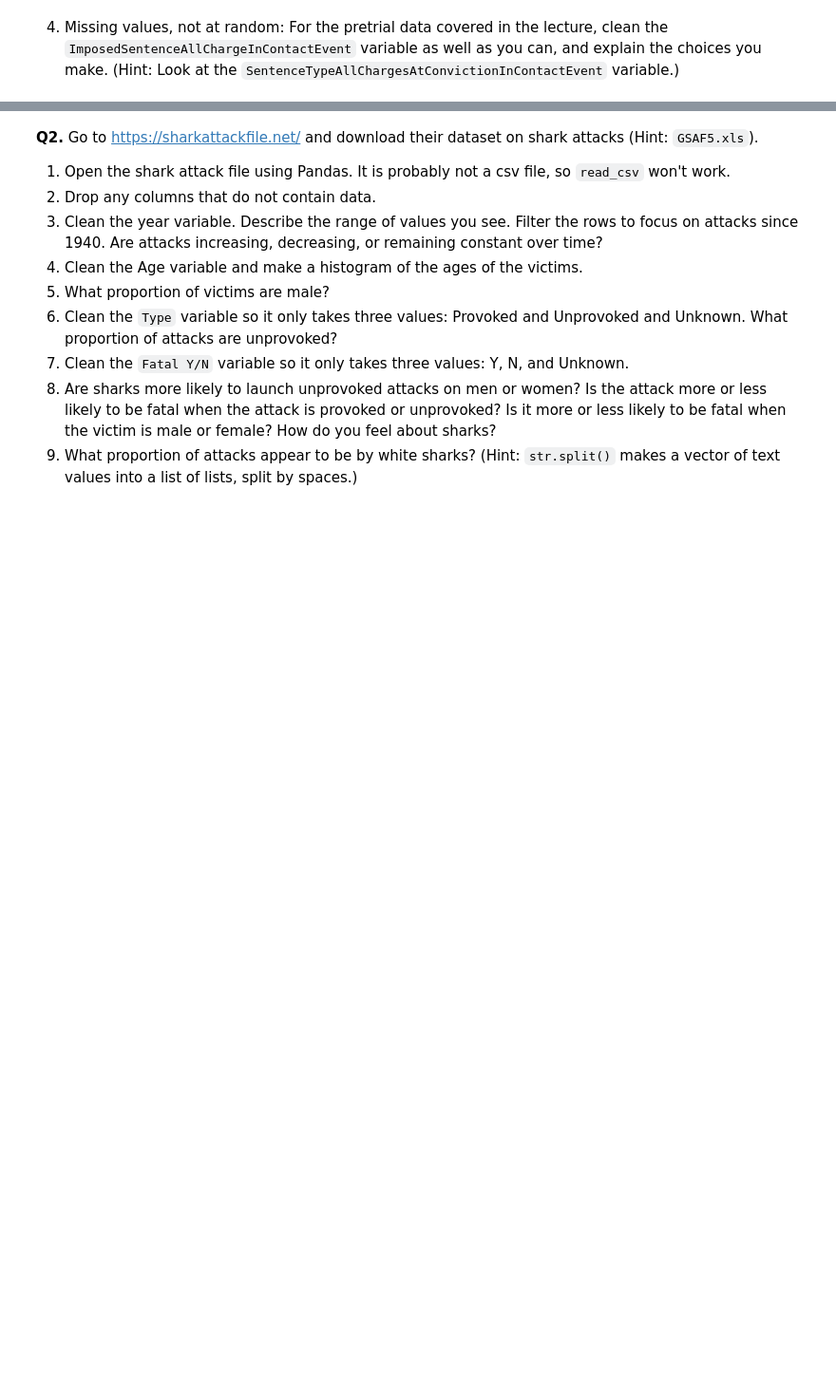
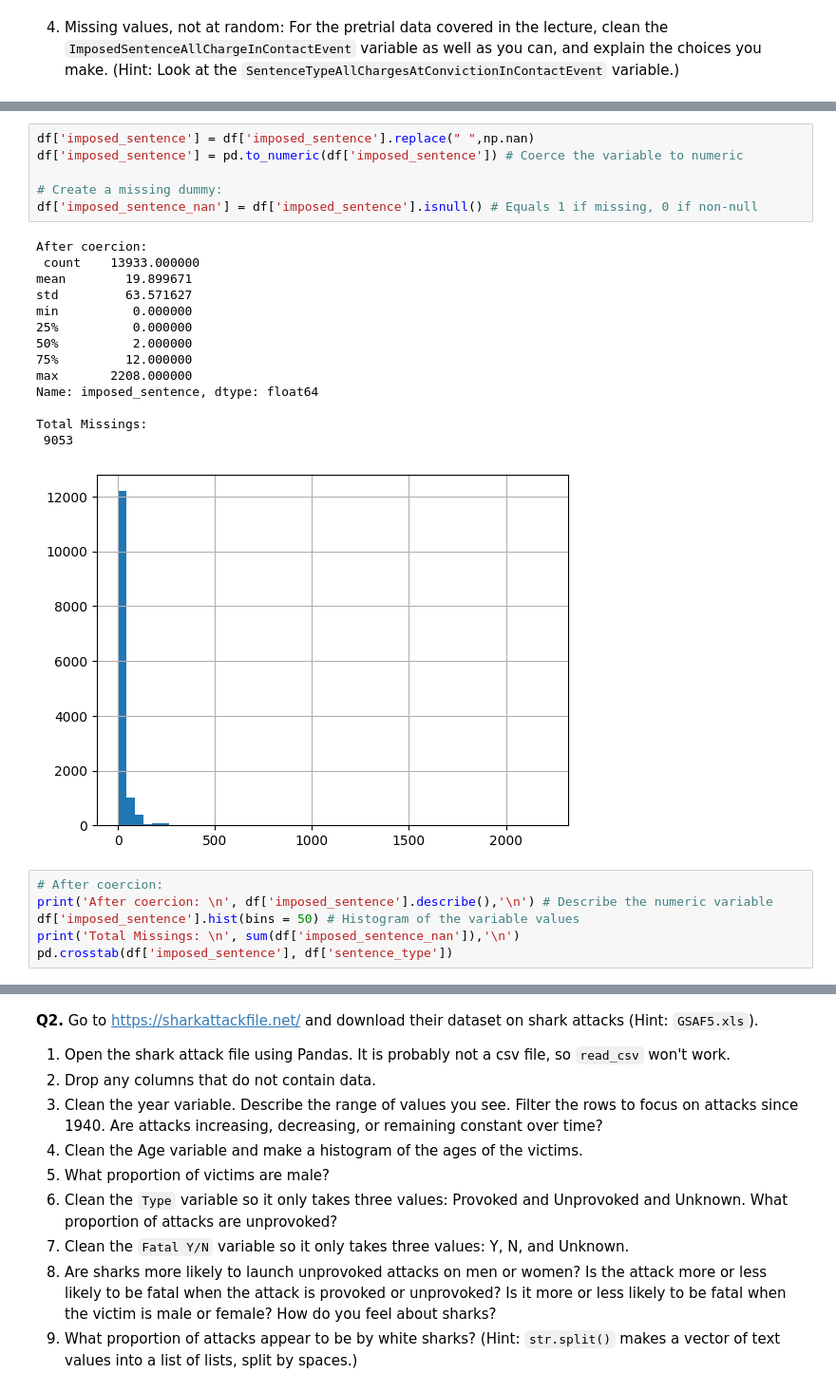
Before and after one commit to xec9cp/wrangling_assignment, a Jupyter notebook: assignment.ipynb, the cells around one changed output, grey strips where cells are left out. Shown at 95% size. Saved outputs shown, nothing was run; the diff lists cells and outputs as text; blank space fills up the shorter version.

```diff
--- a/assignment.ipynb
+++ b/assignment.ipynb
@@ -138,0 +113,27 @@ Name: imposed_sentence, dtype: object
+# %%
+df['imposed_sentence'] = df['imposed_sentence'].replace(" ",np.nan)
+df['imposed_sentence'] = pd.to_numeric(df['imposed_sentence']) # Coerce the variable to numeric
+
+# Create a missing dummy:
+df['imposed_sentence_nan'] = df['imposed_sentence'].isnull() # Equals 1 if missing, 0 if non-null
+# %% [output]
+After coercion:
+ count    13933.000000
+mean        19.899671
+std         63.571627
+min          0.000000
+25%          0.000000
+50%          2.000000
+75%         12.000000
+max       2208.000000
+Name: imposed_sentence, dtype: float64
+
+Total Missings:
+ 9053
+[figure, added]
+# %%
+# After coercion:
+print('After coercion: \n', df['imposed_sentence'].describe(),'\n') # Describe the numeric variable
+df['imposed_sentence'].hist(bins = 50) # Histogram of the variable values
+print('Total Missings: \n', sum(df['imposed_sentence_nan']),'\n')
+pd.crosstab(df['imposed_sentence'], df['sentence_type'])
```
Also changed, not shown: parts of 6 cells of this notebook.
